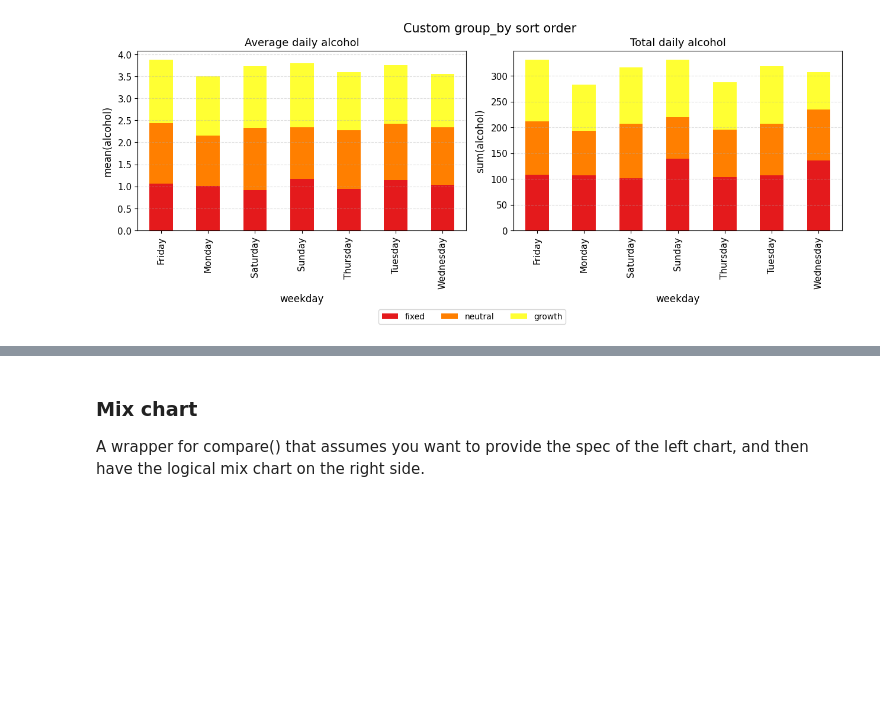
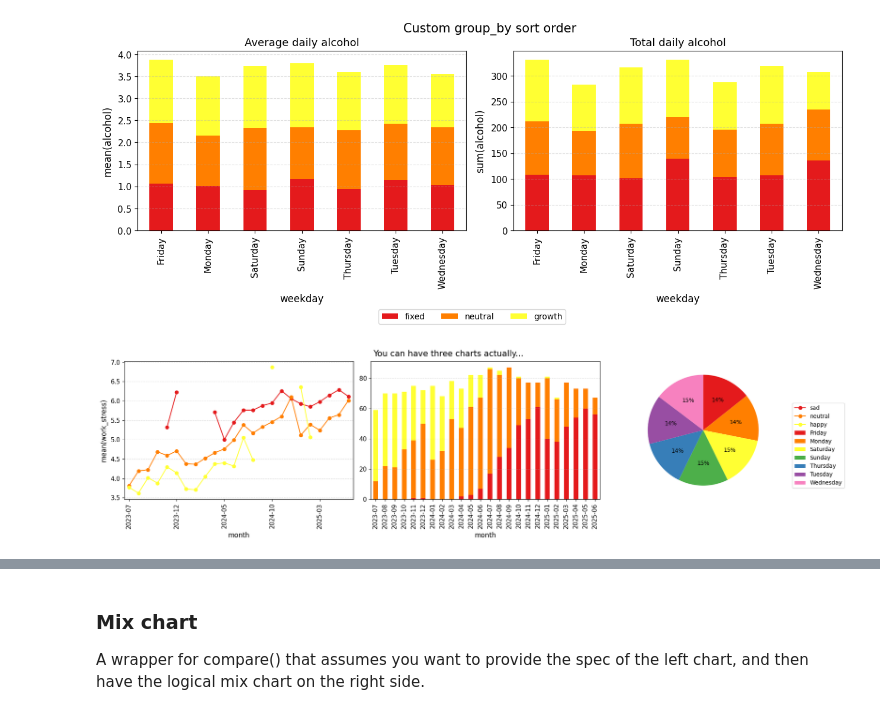
Before and after one commit to alextgould/lazychart, a Jupyter notebook: examples/demo_usage.ipynb, the cells around one changed output, grey strips where cells are left out. Drawn from its saved outputs; the diff is of its cells as text; code cells hidden in the pictures; blank space fills up the shorter version.

Commit message:
compare and mix charts are looking great

```diff
--- a/examples/demo_usage.ipynb
+++ b/examples/demo_usage.ipynb
@@ -534,3 +534,10 @@ if False:
     cm.compare(cm.line(x='month', y='work_stress', group_by='emotion', aggfunc='mean'),
             cm.bar(x='month', group_by='emotion'))
     # confirmed displays TypeError: compare(...): `chart1` must be built with cm.chart.<kind>(...). You passed NoneType. Use cm.chart.bar(...) not cm.bar(...).
+# %%
+cm.compare(title='You can have three charts actually...',
+           chart1=cm.chart.line(x='month', y='work_stress', group_by='emotion', aggfunc='mean'),
+           chart2=cm.chart.bar(x='month', group_by='emotion'),
+           chart3=cm.chart.pie(x='sleep_hours', group_by='weekday'))
+# %% [output]
+[figure, added]
```
Also changed, not shown: parts of 12 cells of this notebook, 2 other files.
